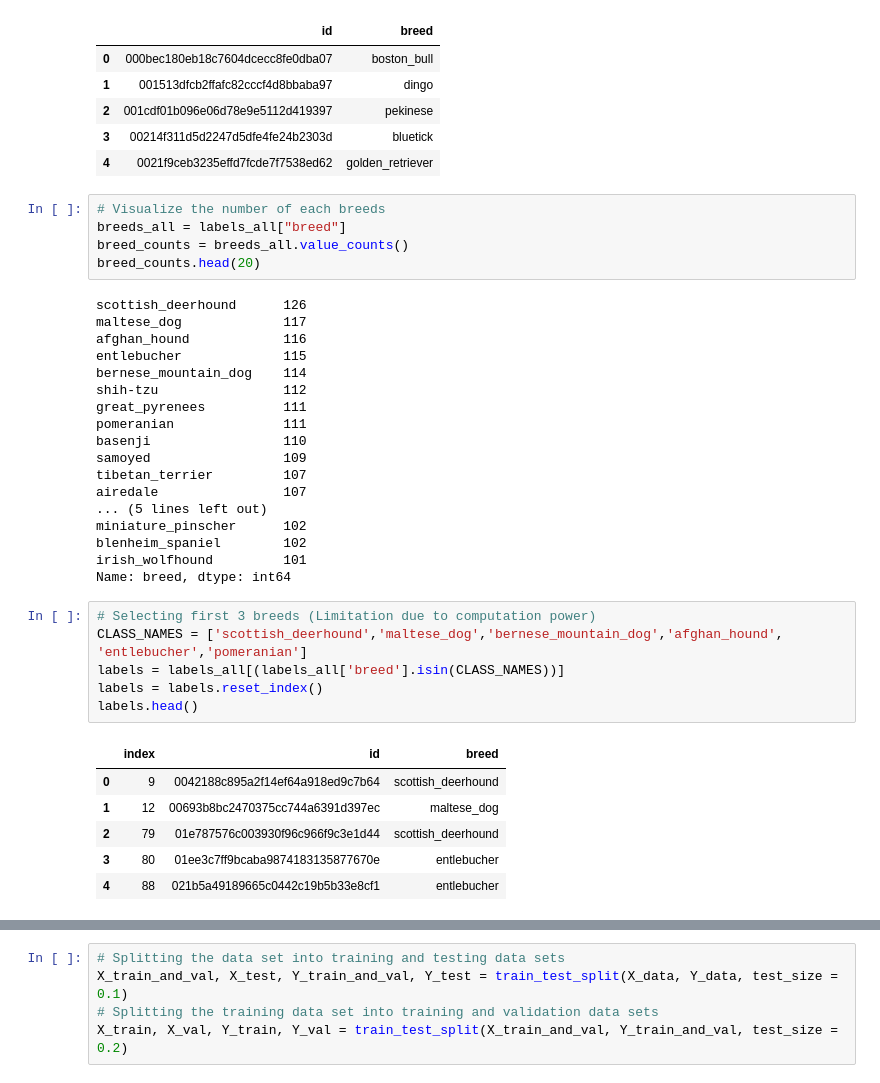
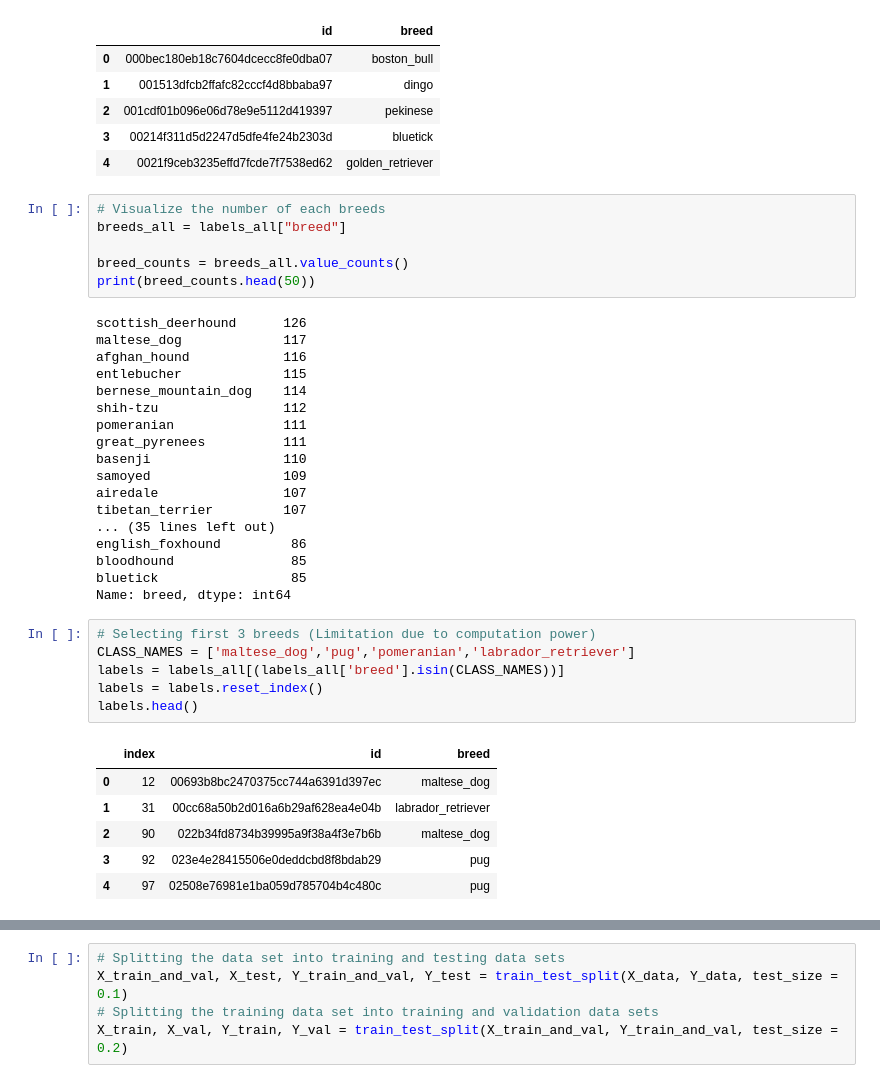
Before and after one commit to Karma-Yogi-Rahil/Deep_Learning_Projects, a Jupyter notebook: Dog breed prediction/Developing Model/Train_model.ipynb, the cells around one changed output, grey strips where cells are left out. Drawn from its saved outputs; the diff is of its cells as text.

```diff
--- a/Dog breed prediction/Developing Model/Train_model.ipynb
+++ b/Dog breed prediction/Developing Model/Train_model.ipynb
@@ -44,8 +44,9 @@ labels_all.head()
 # %%
 # Visualize the number of each breeds
 breeds_all = labels_all["breed"]
+
 breed_counts = breeds_all.value_counts()
-breed_counts.head(20)
+print(breed_counts.head(50))
 # %% [output]
 scottish_deerhound      126
 maltese_dog             117
@@ -53,31 +54,30 @@ afghan_hound            116
 entlebucher             115
 bernese_mountain_dog    114
 shih-tzu                112
+pomeranian              111
 great_pyrenees          111
-pomeranian              111
 basenji                 110
 samoyed                 109
+airedale                107
 tibetan_terrier         107
-airedale                107
-... (5 lines left out)
-miniature_pinscher      102
-blenheim_spaniel        102
-irish_wolfhound         101
+... (35 lines left out)
+english_foxhound         86
+bloodhound               85
+bluetick                 85
 Name: breed, dtype: int64
 # %%
 # Selecting first 3 breeds (Limitation due to computation power)
-CLASS_NAMES = ['scottish_deerhound','maltese_dog','bernese_mountain_dog','afghan_hound',
-'entlebucher','pomeranian']
+CLASS_NAMES = ['maltese_dog','pug','pomeranian','labrador_retriever']
 labels = labels_all[(labels_all['breed'].isin(CLASS_NAMES))]
 labels = labels.reset_index()
 labels.head()
 # %% [output]
 |  | index | id | breed |
-| 0 | 9 | 0042188c895a2f14ef64a918ed9c7b64 | scottish_deerhound |
-| 1 | 12 | 00693b8bc2470375cc744a6391d397ec | maltese_dog |
-| 2 | 79 | 01e787576c003930f96c966f9c3e1d44 | scottish_deerhound |
-| 3 | 80 | 01ee3c7ff9bcaba9874183135877670e | entlebucher |
-| 4 | 88 | 021b5a49189665c0442c19b5b33e8cf1 | entlebucher |
+| 0 | 12 | 00693b8bc2470375cc744a6391d397ec | maltese_dog |
+| 1 | 31 | 00cc68a50b2d016a6b29af628ea4e04b | labrador_retriever |
+| 2 | 90 | 022b34fd8734b39995a9f38a4f3e7b6b | maltese_dog |
+| 3 | 92 | 023e4e28415506e0deddcbd8f8bdab29 | pug |
+| 4 | 97 | 02508e76981e1ba059d785704b4c480c | pug |
 # %%
 # Creating numpy matrix with zeros
 X_data = np.zeros((len(labels), 224, 224, 3), dtype='float32')
```
Also changed, not shown: parts of 8 cells of this notebook.
